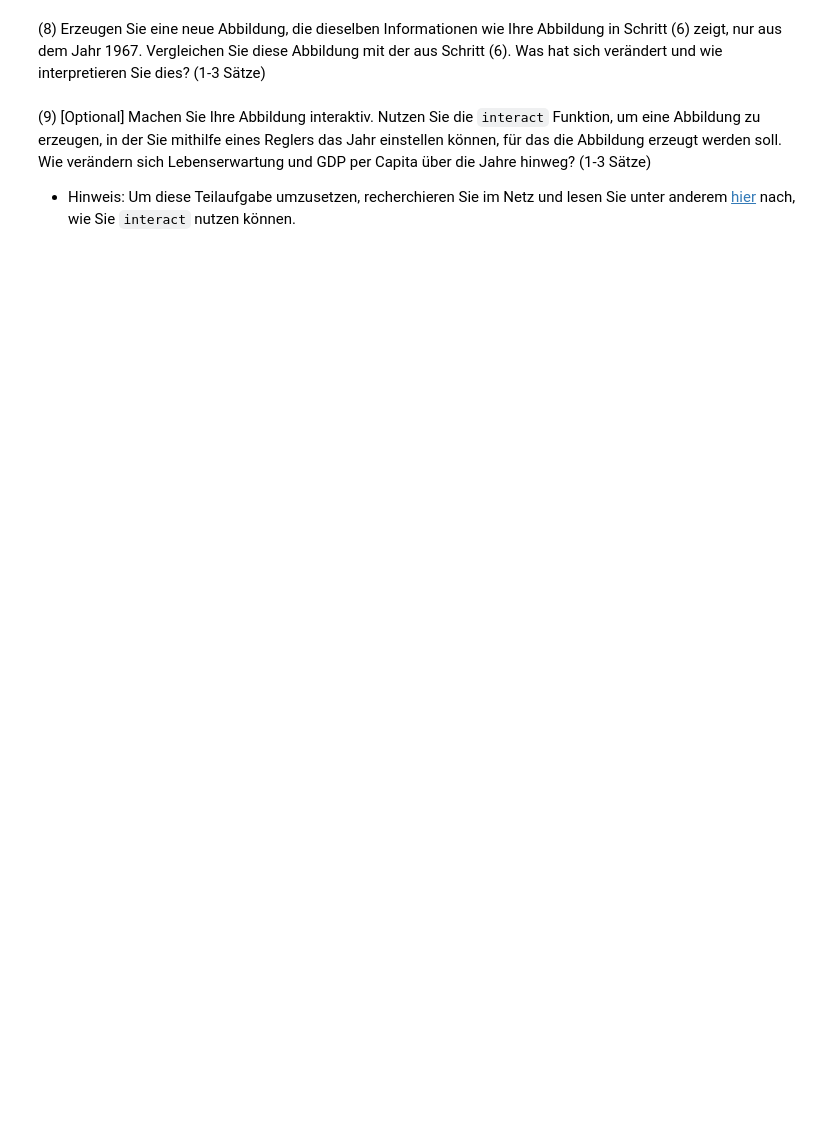
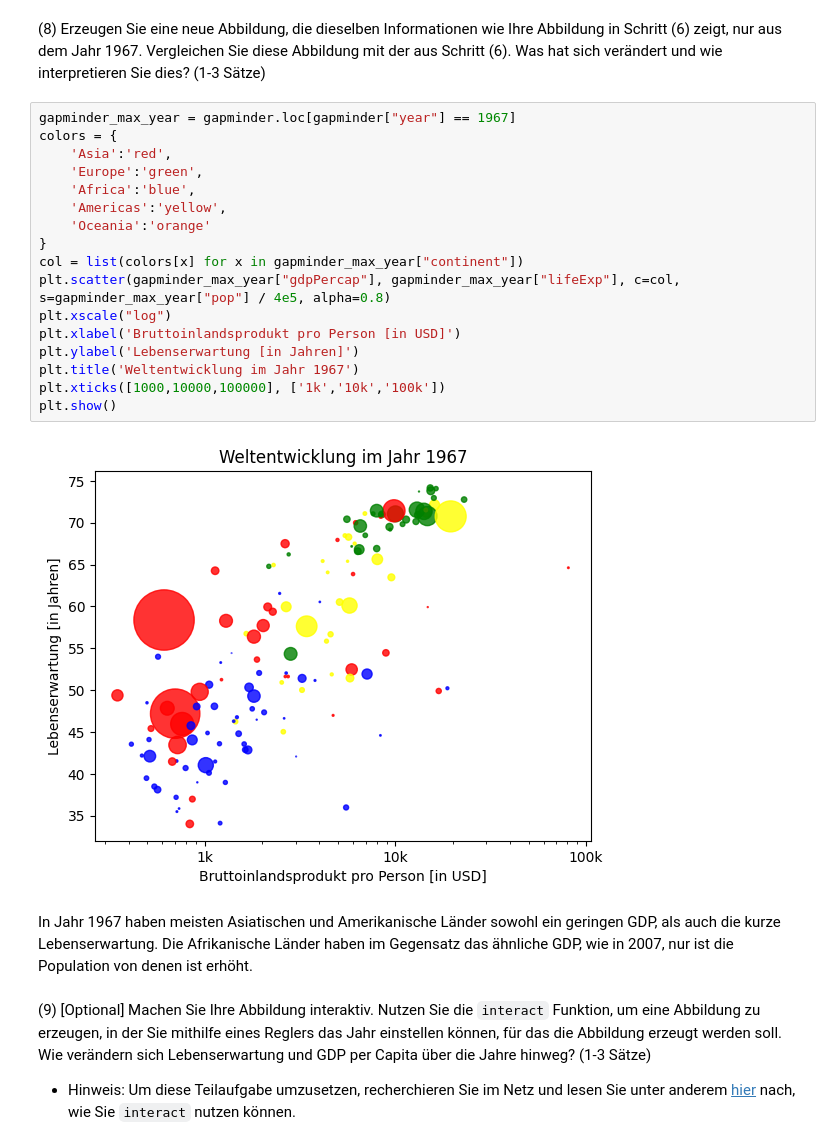
Before and after one commit to cortex359/ds.ss24, a Jupyter notebook: 03/TSRI-3.ipynb, the cells around one changed output. Cells and saved outputs as stored; diff of their text form; blank space fills up the shorter version.

```diff
--- a/03/TSRI-3.ipynb
+++ b/03/TSRI-3.ipynb
@@ -208,5 +229,26 @@ Bei der Abbildung kann man sehen, dass die Zusammenhang zwischen Lebenserwartung
 # %% [markdown]
 (8) Erzeugen Sie eine neue Abbildung, die dieselben Informationen wie Ihre Abbildung in Schritt (6) zeigt, nur aus dem Jahr 1967. Vergleichen Sie diese Abbildung mit der aus Schritt (6). Was hat sich verändert und wie interpretieren Sie dies? (1-3 Sätze)
+# %%
+gapminder_max_year = gapminder.loc[gapminder["year"] == 1967]
+colors = {
+    'Asia':'red',
+    'Europe':'green',
+    'Africa':'blue',
+    'Americas':'yellow',
+    'Oceania':'orange'
+}
+col = list(colors[x] for x in gapminder_max_year["continent"])
+plt.scatter(gapminder_max_year["gdpPercap"], gapminder_max_year["lifeExp"], c=col, s=gapminder_max_year["pop"] / 4e5, alpha=0.8)
+plt.xscale("log")
+plt.xlabel('Bruttoinlandsprodukt pro Person [in USD]')
+plt.ylabel('Lebenserwartung [in Jahren]')
+plt.title('Weltentwicklung im Jahr 1967')
+plt.xticks([1000,10000,100000], ['1k','10k','100k'])
+plt.show()
+# %% [output]
+[figure, added]
+# %% [markdown]
+In Jahr 1967 haben meisten Asiatischen und Amerikanische Länder sowohl ein geringen GDP, als auch die kurze Lebenserwartung. Die Afrikanische Länder haben im Gegensatz das ähnliche GDP, wie in 2007, nur ist die Population von denen ist erhöht.
 # %% [markdown]
 (9) \[Optional\] Machen Sie Ihre Abbildung interaktiv. Nutzen Sie die `interact` Funktion, um eine Abbildung zu erzeugen, in der Sie mithilfe eines Reglers das Jahr einstellen können, für das die Abbildung erzeugt werden soll. Wie verändern sich Lebenserwartung und GDP per Capita über die Jahre hinweg? (1-3 Sätze)
 
```
Also changed, not shown: parts of 6 cells of this notebook.
